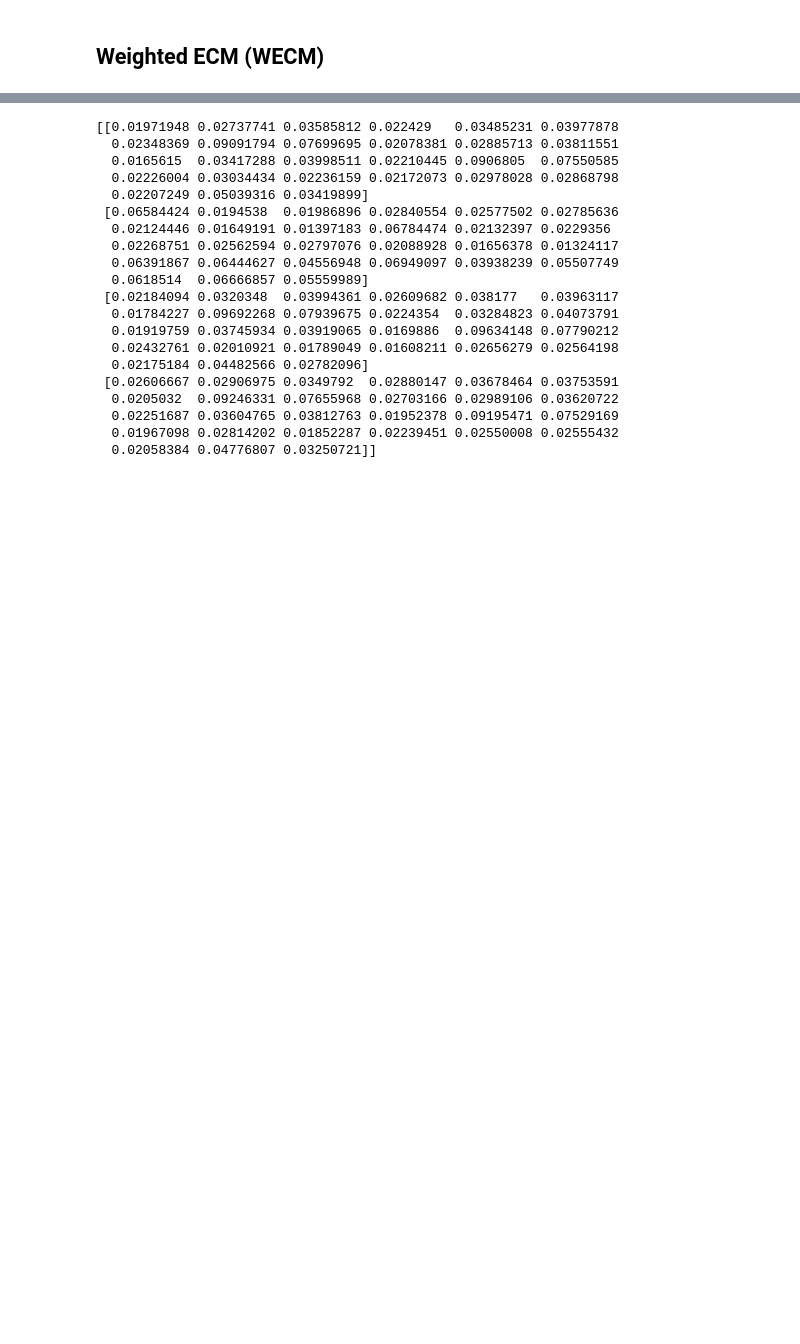
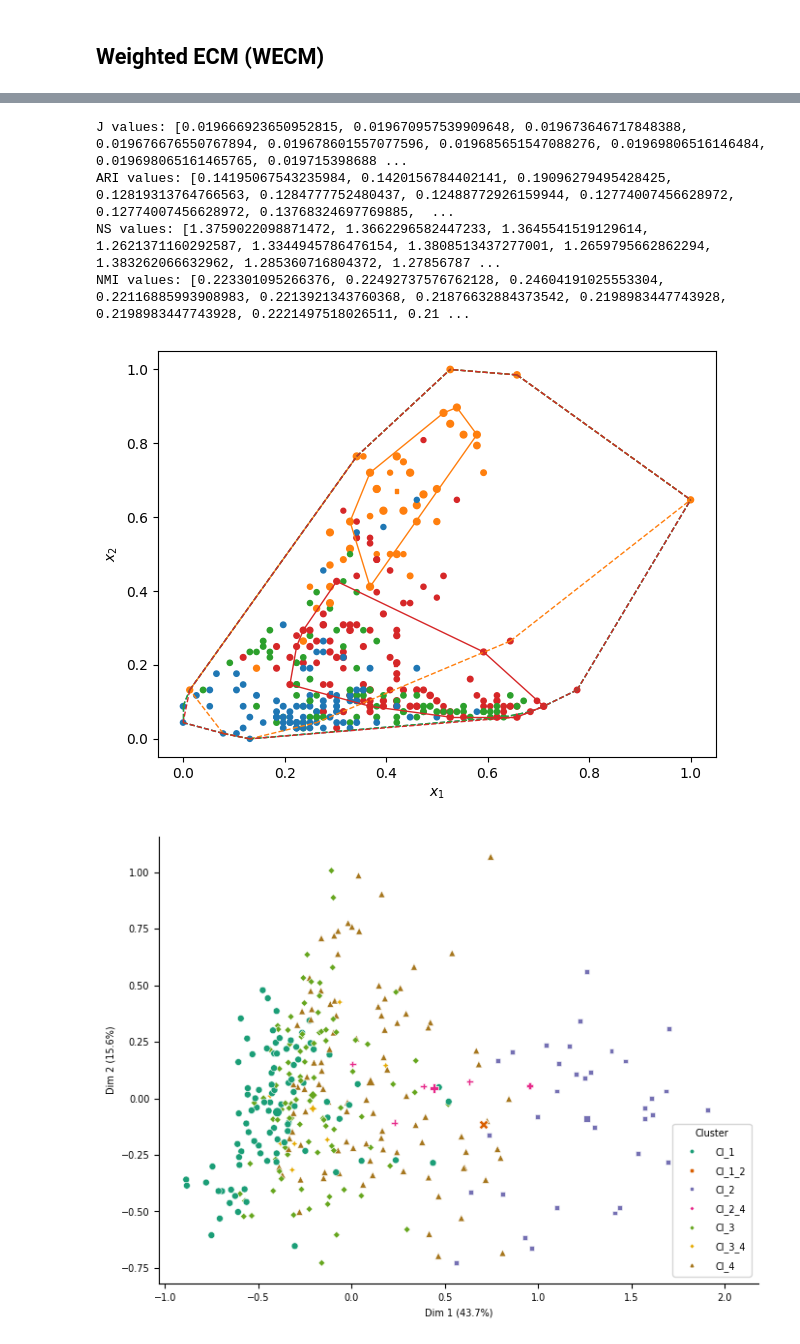
Before and after one commit to tridogithub/evclust, a Jupyter notebook: docs/internship/wecm_forest.ipynb, the cells around one changed output, grey strips where cells are left out. Drawn from its saved outputs; the diff is of its cells as text; code cells hidden in the pictures; blank space fills up the shorter version.

```diff
--- a/docs/internship/wecm_forest.ipynb
+++ b/docs/internship/wecm_forest.ipynb
@@ -112,28 +86,2 @@ Center: [[0.33412032 0.14082309 0.11277569 0.36084701 0.19161694 0.22896592
 # %% [markdown]
 ## Weighted ECM (WECM)
-# %%
-# %%capture
-# Weighted ECM clustering
-model_list = np.array([])
-c = 4
-d = X.shape[1]
-for i in range(10):
-    W = np.ones((c, d)) * (1/d)
-    # W = None
-    g0 = None
-    delta = np.sqrt(20)
-    model = wecm(x=X, c=c, g0=g0, W=W, beta=2, alpha=1, delta=delta, epsi=1e-3, ntrials=1, init="kmeans", stopping_factor="center")
-    model_list = np.append(model_list, model)
-
-model_list = sorted(model_list, key=lambda model: model['crit'])
-
-# ARIs
-true_labels = numeric_labels
-predicted_labels_list = list(map(lambda model: np.argmax(model['betp'], axis=1), model_list))
-ari_list = [adjusted_rand_score(true_labels, predicted_labels) for predicted_labels in predicted_labels_list]
-
-# Non-specificity values of top 10
-top_NS = [calculate_non_specificity(model, verbose=False) for model in model_list]
-
-# Normalize mutual infor scores
-NMIs = [normalized_mutual_info_score(true_labels, predicted_labels) for predicted_labels in predicted_labels_list]
@@ -180,23 +88,19 @@ Average Normalized mutual infor: 0.2876084746571858
-# %%
-print(model_list[0]['W'])
-# %% [output]
-[[0.01971948 0.02737741 0.03585812 0.022429   0.03485231 0.03977878
-  0.02348369 0.09091794 0.07699695 0.02078381 0.02885713 0.03811551
-  0.0165615  0.03417288 0.03998511 0.02210445 0.0906805  0.07550585
-  0.02226004 0.03034434 0.02236159 0.02172073 0.02978028 0.02868798
-  0.02207249 0.05039316 0.03419899]
- [0.06584424 0.0194538  0.01986896 0.02840554 0.02577502 0.02785636
-  0.02124446 0.01649191 0.01397183 0.06784474 0.02132397 0.0229356
-  0.02268751 0.02562594 0.02797076 0.02088928 0.01656378 0.01324117
-  0.06391867 0.06444627 0.04556948 0.06949097 0.03938239 0.05507749
-  0.0618514  0.06666857 0.05559989]
- [0.02184094 0.0320348  0.03994361 0.02609682 0.038177   0.03963117
-  0.01784227 0.09692268 0.07939675 0.0224354  0.03284823 0.04073791
-  0.01919759 0.03745934 0.03919065 0.0169886  0.09634148 0.07790212
-  0.02432761 0.02010921 0.01789049 0.01608211 0.02656279 0.02564198
-  0.02175184 0.04482566 0.02782096]
- [0.02606667 0.02906975 0.0349792  0.02880147 0.03678464 0.03753591
-  0.0205032  0.09246331 0.07655968 0.02703166 0.02989106 0.03620722
-  0.02251687 0.03604765 0.03812763 0.01952378 0.09195471 0.07529169
-  0.01967098 0.02814202 0.01852287 0.02239451 0.02550008 0.02555432
-  0.02058384 0.04776807 0.03250721]]
+# %%
+%%capture
+wecm_models = np.array([])
+d = X.shape[1]
+delta = np.sqrt(20)
+for i in range(10):
+    model = wecm(x=X, c=c, beta=2, alpha=1, delta=delta)
+    wecm_models = np.append(wecm_models, model)
+
+wecm_models = sorted(wecm_models, key=lambda model: model['crit'])
+# %%
+display_results_evidential(X, wecm_models, numeric_labels)
+# %% [output]
+J values: [0.019666923650952815, 0.019670957539909648, 0.019673646717848388, 0.019676676550767894, 0.019678601557077596, 0.019685651547088276, 0.01969806516146484, 0.019698065161465765, 0.019715398688 ...
+ARI values: [0.14195067543235984, 0.1420156784402141, 0.19096279495428425, 0.12819313764766563, 0.1284777752480437, 0.12488772926159944, 0.12774007456628972, 0.12774007456628972, 0.13768324697769885,  ...
+NS values: [1.3759022098871472, 1.3662296582447233, 1.3645541519129614, 1.2621371160292587, 1.3344945786476154, 1.3808513437277001, 1.2659795662862294, 1.383262066632962, 1.285360716804372, 1.27856787 ...
+NMI values: [0.223301095266376, 0.22492737576762128, 0.24604191025553304, 0.22116885993908983, 0.2213921343760368, 0.21876632884373542, 0.2198983447743928, 0.2198983447743928, 0.2221497518026511, 0.21 ...
+[figure, added]
+[figure, added]
```
Also changed, not shown: parts of 27 cells of this notebook, 4 other files.
